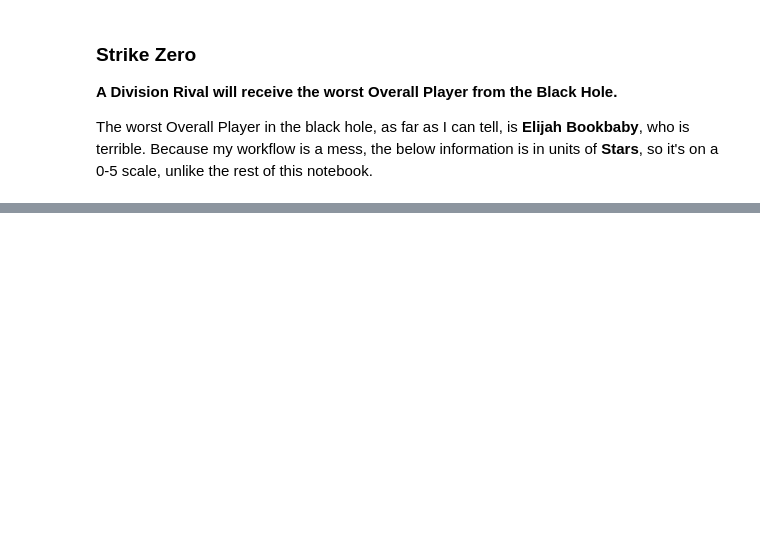
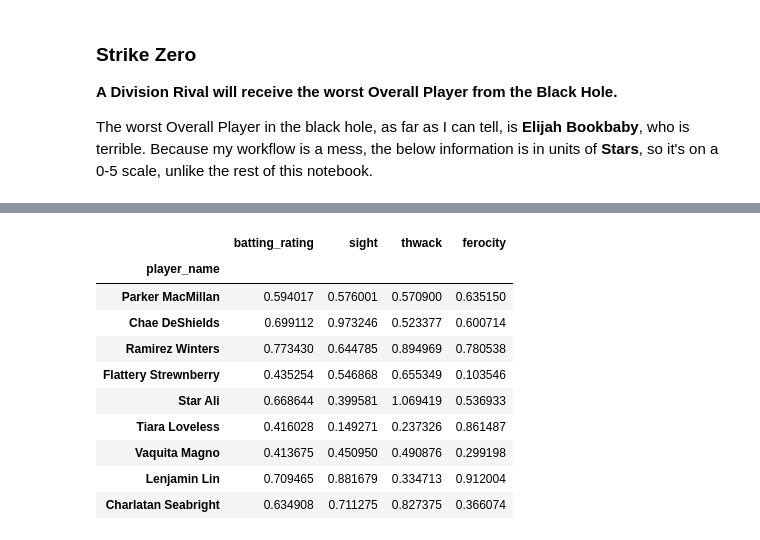
Before and after one commit to robbyblum/blaseball_notebooks, a Jupyter notebook: election_notes/s1.ipynb, the cells around one changed output, grey strips where cells are left out. Saved outputs shown, nothing was run; the diff lists cells and outputs as text; code cells hidden in the pictures; blank space fills up the shorter version.

Commit message:
stats! more blessings! yay!

```diff
--- a/election_notes/s1.ipynb
+++ b/election_notes/s1.ipynb
@@ -372,0 +436,16 @@ display(worst[["name", "overallRating", "batting_rating", "pitching_rating",
+# %%
+guess = crabs.copy()
+boost_stats(guess, 'thwack', 0.20)
+display(set_heatmap(get_batting_stlats(guess), maxVal=1))
+# %% [output]
+|  | batting_rating | sight | thwack | ferocity |
+| player_name |  |  |  |  |
+| Parker MacMillan | 0.594017 | 0.576001 | 0.570900 | 0.635150 |
+| Chae DeShields | 0.699112 | 0.973246 | 0.523377 | 0.600714 |
+| Ramirez Winters | 0.773430 | 0.644785 | 0.894969 | 0.780538 |
+| Flattery Strewnberry | 0.435254 | 0.546868 | 0.655349 | 0.103546 |
+| Star Ali | 0.668644 | 0.399581 | 1.069419 | 0.536933 |
+| Tiara Loveless | 0.416028 | 0.149271 | 0.237326 | 0.861487 |
+| Vaquita Magno | 0.413675 | 0.450950 | 0.490876 | 0.299198 |
+| Lenjamin Lin | 0.709465 | 0.881679 | 0.334713 | 0.912004 |
+| Charlatan Seabright | 0.634908 | 0.711275 | 0.827375 | 0.366074 |
```
Also changed, not shown: parts of 17 cells of this notebook.
